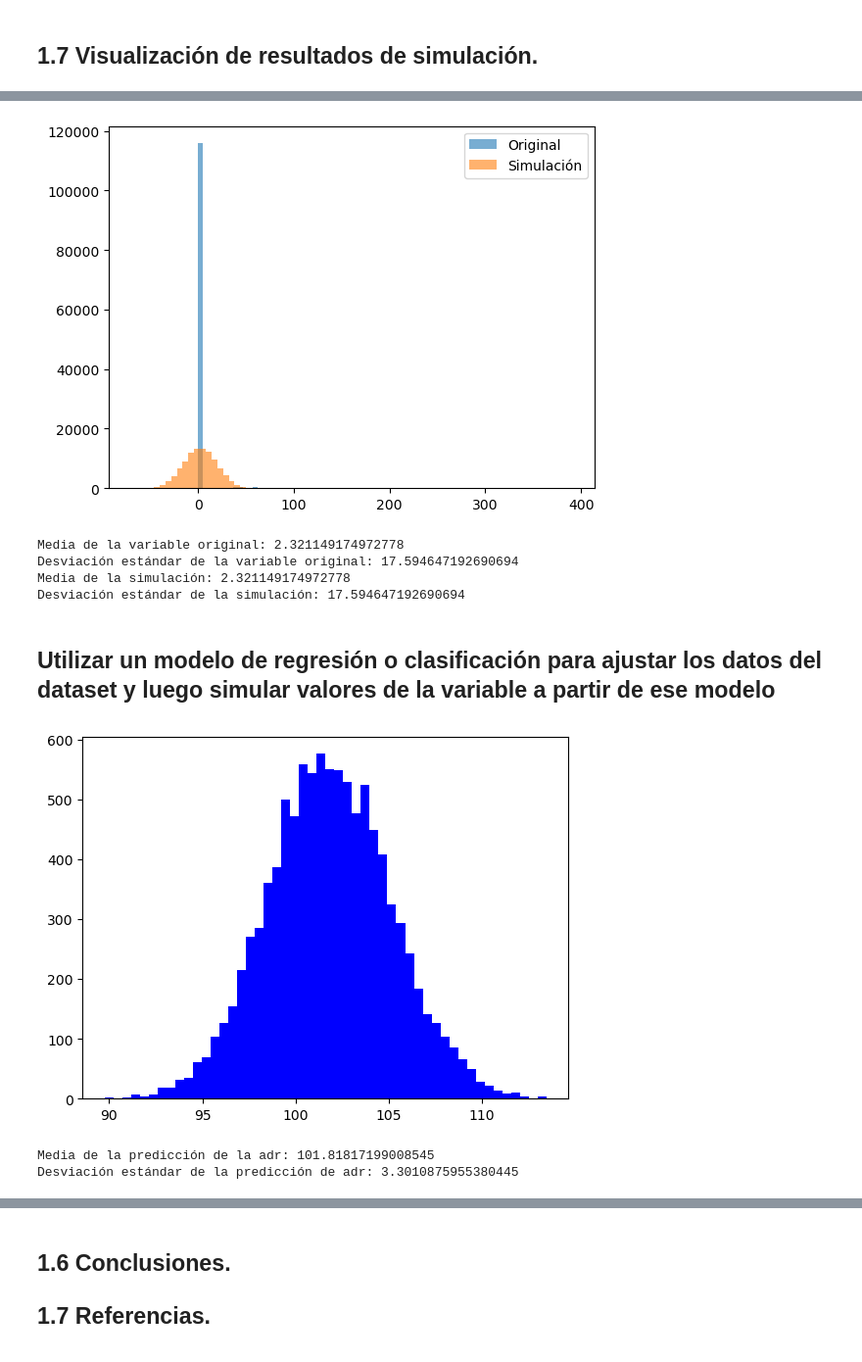
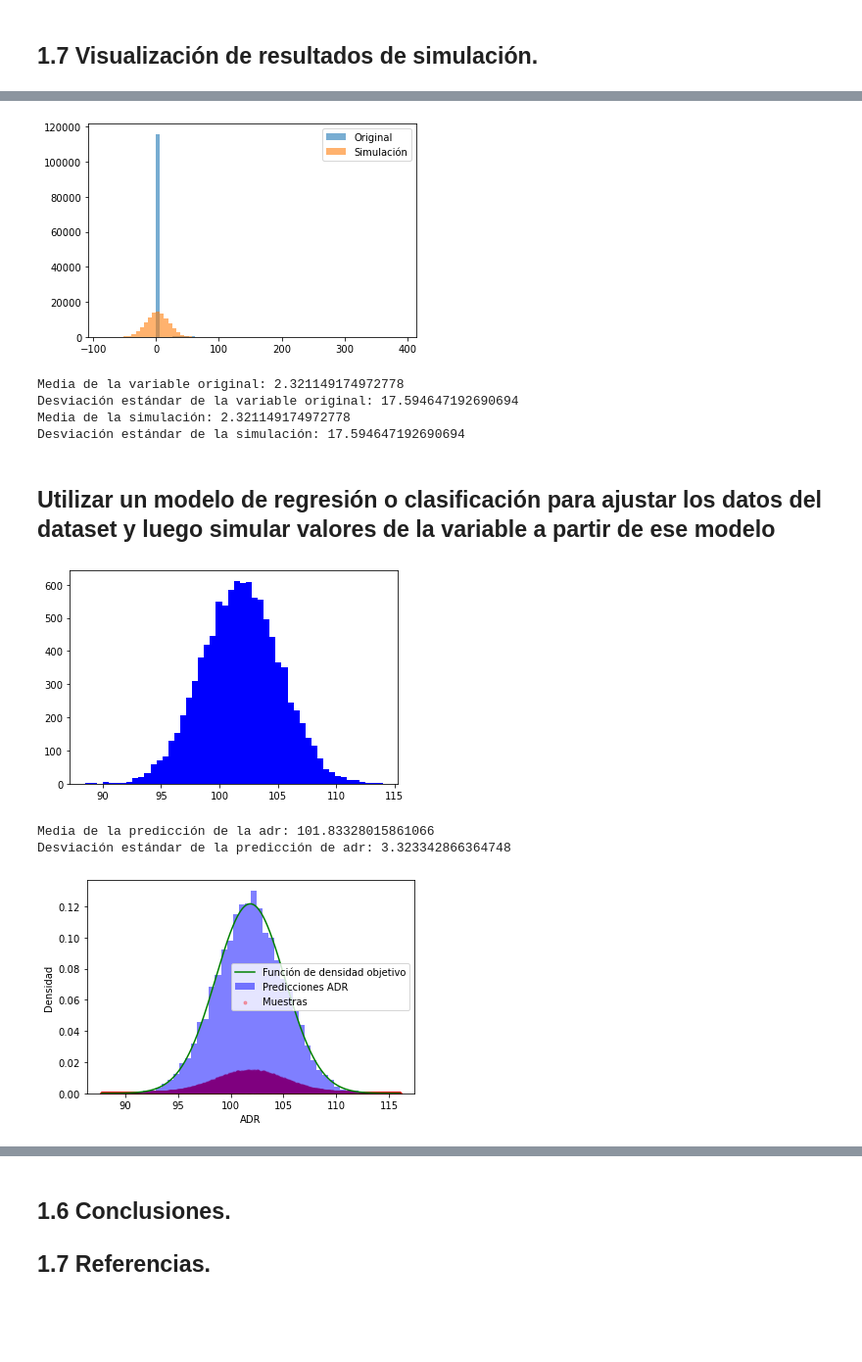
Before and after one commit to Karim1601/Simulacion_Proyecto_PenaH_ValadezM_DegolladoJ, a Jupyter notebook: ProyectoModulo1_PeñaN1_ValadezN2_DegolladoN3.ipynb, the cells around one changed output, grey strips where cells are left out. Shown: that part at 98% size. Drawn from its saved outputs; the diff is of its cells as text; code cells hidden in the pictures; blank space fills up the shorter version.

Commit message:
funciones de densidad y correlación

```diff
--- a/ProyectoModulo1_PeñaN1_ValadezN2_DegolladoN3.ipynb
+++ b/ProyectoModulo1_PeñaN1_ValadezN2_DegolladoN3.ipynb
@@ -110,3 +110,7 @@ data
 | 119388 | City Hotel | 0 | 109 | 2017 | August | 35 | ... |
 | 119389 | City Hotel | 0 | 205 | 2017 | August | 35 | ... |
 119390 rows × 31 columns
+# %%
+data = pd.read_csv("hotel_bookings 2.csv", low_memory = False)
+data = data.fillna(0)
+data
@@ -313,7 +331,7 @@ print("Desviación estándar de la variable original:", desv_days_in_waiting_lis
 print("Media de la simulación:", media_days_in_waiting_list)
 print("Desviación estándar de la simulación:", desv_days_in_waiting_list)
 # %% [output]
-[figure, old version]
+[figure, new version]
 Media de la variable original: 2.321149174972778
 Desviación estándar de la variable original: 17.594647192690694
 Media de la simulación: 2.321149174972778
@@ -350,6 +368,6 @@ desv_prediccion = np.std(prediccion_adr)
 print("Media de la predicción de la adr:", media_prediccion)
 print("Desviación estándar de la predicción de adr:", desv_prediccion)
 # %% [output]
-[figure, old version]
+[figure, new version]
-Media de la predicción de la adr: 101.81817199008545
-Desviación estándar de la predicción de adr: 3.3010875955380445
+Media de la predicción de la adr: 101.83328015861066
+Desviación estándar de la predicción de adr: 3.323342866364748
@@ -355,0 +376,65 @@ Desviación estándar de la predicción de adr: 3.3010875955380445
+# %%
+
+from scipy.stats import norm
+
+### Predicción del precio promedio por noche del hotel, usando lead time y agent
+# Ajustar un modelo de regresión lineal para predecir adr a partir de otras variables
+X = data[['agent', 'lead_time']]
+y = data['adr']
+modelo = LinearRegression().fit(X, y)
+
+# Generar 10000 valores aleatorios de agent y lead_time
+simulacion_agent = np.random.normal(loc=np.mean(data['agent']), scale=np.std(data['agent']), size=10000)
+simulacion_lead_time = np.random.normal(loc=np.mean(data['lead_time']), scale=np.std(data['lead_time']), size=10000)
+
+# Utilizar el modelo para predecir adr a partir de los valores simulados de agent y lead_time
+X_simulacion = pd.DataFrame({'agent': simulacion_agent, 'lead_time': simulacion_lead_time})
+prediccion_adr = modelo.predict(X_simulacion)
+
+# Calcular la media y desviación estándar de la predicción de la adr
+media_prediccion = np.mean(prediccion_adr)
+desv_prediccion = np.std(prediccion_adr)
+
+### Método de aceptación y rechazo
+def aceptacion_rechazo(n, pdf, c, domain):
+    samples = []
+    while len(samples) < n:
+        x = np.random.uniform(domain[0], domain[1])
+        u = np.random.uniform(0, c * pdf(x))
+        if u <= pdf(x):
+            samples.append(x)
+    return np.array(samples)
+
+# Función de densidad objetivo (distribución normal con media y desviación estándar de las predicciones de ADR)
+pdf_objetivo = lambda x: norm.pdf(x, loc=media_prediccion, scale=desv_prediccion)
+
+# Dominio de la distribución (puedes ajustar estos valores según tus datos)
+min_adr = np.min(prediccion_adr)
+max_adr = np.max(prediccion_adr)
+
+# Encuentra el valor máximo de la función de densidad objetivo en el dominio
+c = np.max(pdf_objetivo(np.linspace(min_adr, max_adr, 1000)))
+
+# Utiliza el método de aceptación y rechazo para muestrear de la distribución objetivo
+n_samples = 10000
+samples = aceptacion_rechazo(n_samples, pdf_objetivo, c, (min_adr, max_adr))
+
+### Graficar distribuciones y muestras
+# Graficar la distribución original de las predicciones de ADR
+plt.hist(prediccion_adr, bins=50, color='blue', alpha=0.5, label='Predicciones ADR', density=True)
+
+# Graficar la función de densidad objetivo (curva)
+x_values = np.linspace(min_adr, max_adr, 1000)
+y_values = pdf_objetivo(x_values)
+plt.plot(x_values, y_values, color='green', label='Función de densidad objetivo')
+
+# Graficar las muestras generadas utilizando el método de aceptación y rechazo (puntos)
+plt.scatter(samples, np.random.uniform(0, c * pdf_objetivo(samples)), color='red', marker='.', alpha=0.3, label='Muestras')
+
+# Configurar y mostrar el gráfico
+plt.xlabel('ADR')
+plt.ylabel('Densidad')
+plt.legend()
+plt.show()
+# %% [output]
+[figure, added]
```
Also changed, not shown: parts of 12 cells of this notebook, 1 other file.
